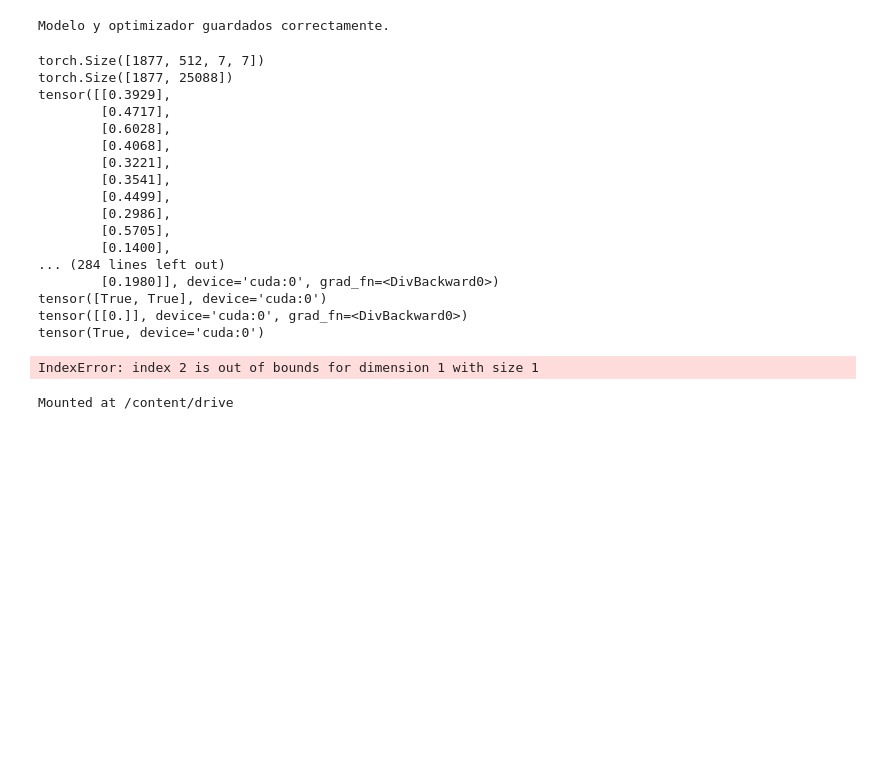
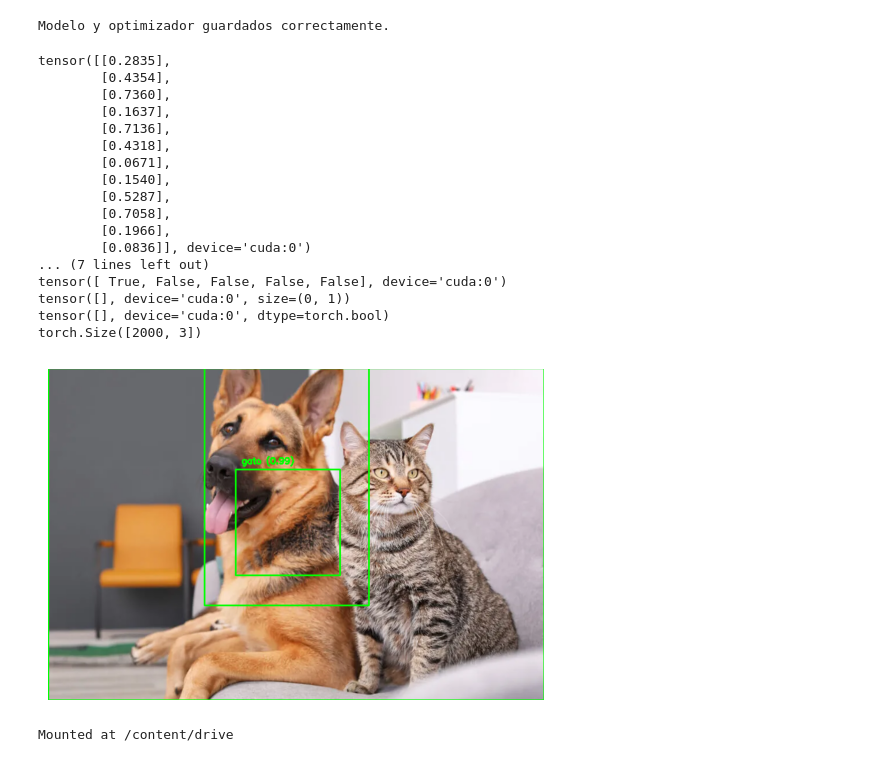
Before and after one commit to JuniorHZ19/CNN-PARA-DETECION-DE-OBJETOS, a Jupyter notebook: FAST R-CNN.ipynb, the cells around one changed output. Cells and saved outputs as stored; diff of their text form; code cells hidden in the pictures; blank space fills up the shorter version.

```diff
--- a/FAST R-CNN.ipynb
+++ b/FAST R-CNN.ipynb
@@ -363,7 +363,7 @@ def filter_and_assign_labels(rois, gt_boxes, gt_labels, iou_threshold_pos=0.5, i
         max_ious, max_indices = ious.max(dim=1)
 
         # Inicializar etiquetas como ignoradas (-1)
-        labels = torch.full_like(max_ious, -1, dtype=gt_labels_per_image.dtype)
+        labels = torch.full_like(max_ious, -1, dtype=torch.int64)
 
         # ROIs positivos (IOU >= iou_threshold_pos)
         positive_indices = max_ious >= iou_threshold_pos
@@ -585,7 +615,7 @@ import torch.nn.functional as F
 
 import matplotlib.pyplot as plt
 
-image = cv2.imread("/content/0004.jpg")
+image = cv2.imread("/content/0001.jpg")
 
 
 rois=generate_rois(image,max_regiones=2000,fast_mode=False)
@@ -621,53 +651,53 @@ boxes_filtered = rois[selected_indices].to(device)
 labels_filtered = predicted_labels[selected_indices].to(device)
 scores_filtered = probs[selected_indices].to(device)
 deltas_filtered = bbox_deltas[selected_indices].to(device)
 
 # Aplicamos la transformación inversa
-pred_bbox_reales = reverse_translation(boxes_filtered , deltas_filtered)
-
+#pred_bbox_reales = reverse_translation(boxes_filtered , deltas_filtered)
+pred_bbox_reales = boxes_filtered
 pred_bbox_reales=pred_bbox_reales.to(device)
 
 pred_bbox_reales=pred_bbox_reales
 
 
 boxes_selected, scores_selected=non_maximum_suppression(pred_bbox_reales, scores_filtered, iou_threshold=0.3, prob_threshold=0.8)
 
 
 boxes_selected_np = boxes_selected.detach().cpu().numpy()
 scores_selected_np = scores_selected.detach().cpu().numpy()
 
 
 print(probs.shape)
 
 clases=['gato','perro']
 for pred_bbox,score in zip(boxes_selected,scores_selected):
   cv2.rectangle(image, (int(pred_bbox[0]), int(pred_bbox[1])), (int(pred_bbox[2]), int(pred_bbox[3])), (0, 255, 0), 2)
   cv2.putText(image, f'{clases[torch.argmax(score)-1]} ({torch.max(score):.2f})', (int(pred_bbox[0])+10,int(pred_bbox[1])-10), cv2.FONT_HERSHEY_SIMPLEX,0.5, (0, 255, 0), 2)
 
 
 
 plt.imshow(cv2.cvtColor(image, cv2.COLOR_BGR2RGB))
 plt.axis('off')  # Desactivar los ejes para mostrar solo la imagen
 plt.show()
 # %% [output]
-torch.Size([1877, 512, 7, 7])
-torch.Size([1877, 25088])
-tensor([[0.3929],
-        [0.4717],
-        [0.6028],
-        [0.4068],
-        [0.3221],
-        [0.3541],
-        [0.4499],
-        [0.2986],
-        [0.5705],
-        [0.1400],
-... (284 lines left out)
-        [0.1980]], device='cuda:0', grad_fn=<DivBackward0>)
-tensor([True, True], device='cuda:0')
-tensor([[0.]], device='cuda:0', grad_fn=<DivBackward0>)
-tensor(True, device='cuda:0')
+tensor([[0.2835],
+        [0.4354],
+        [0.7360],
+        [0.1637],
+        [0.7136],
+        [0.4318],
+        [0.0671],
+        [0.1540],
+        [0.5287],
+        [0.7058],
+        [0.1966],
+        [0.0836]], device='cuda:0')
+... (7 lines left out)
+tensor([ True, False, False, False, False], device='cuda:0')
+tensor([], device='cuda:0', size=(0, 1))
+tensor([], device='cuda:0', dtype=torch.bool)
+torch.Size([2000, 3])
-IndexError: index 2 is out of bounds for dimension 1 with size 1
+[figure, added]
 # %%
 from google.colab import drive
 drive.mount('/content/drive')
```
Also changed, not shown: parts of 6 cells of this notebook.
